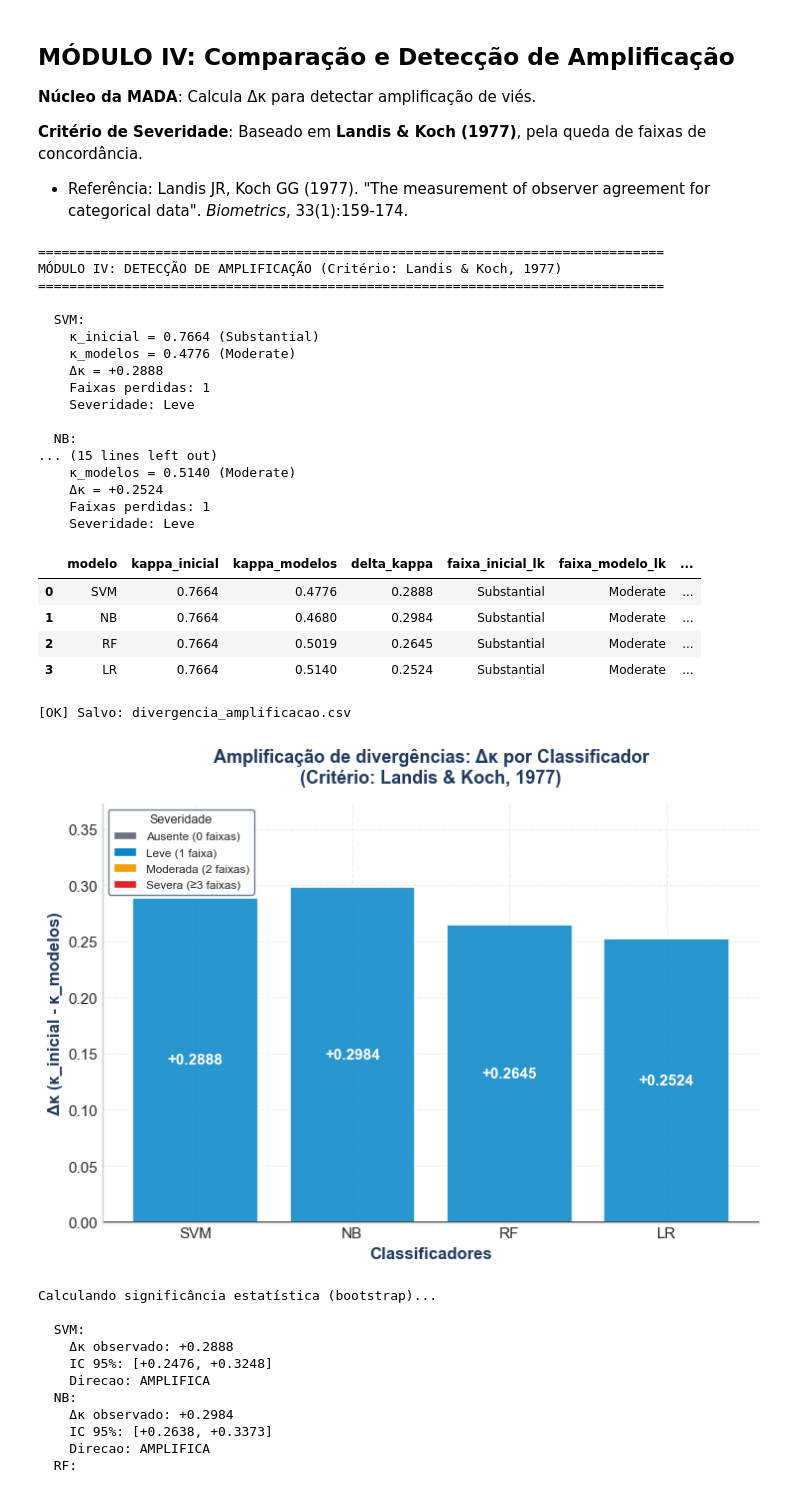
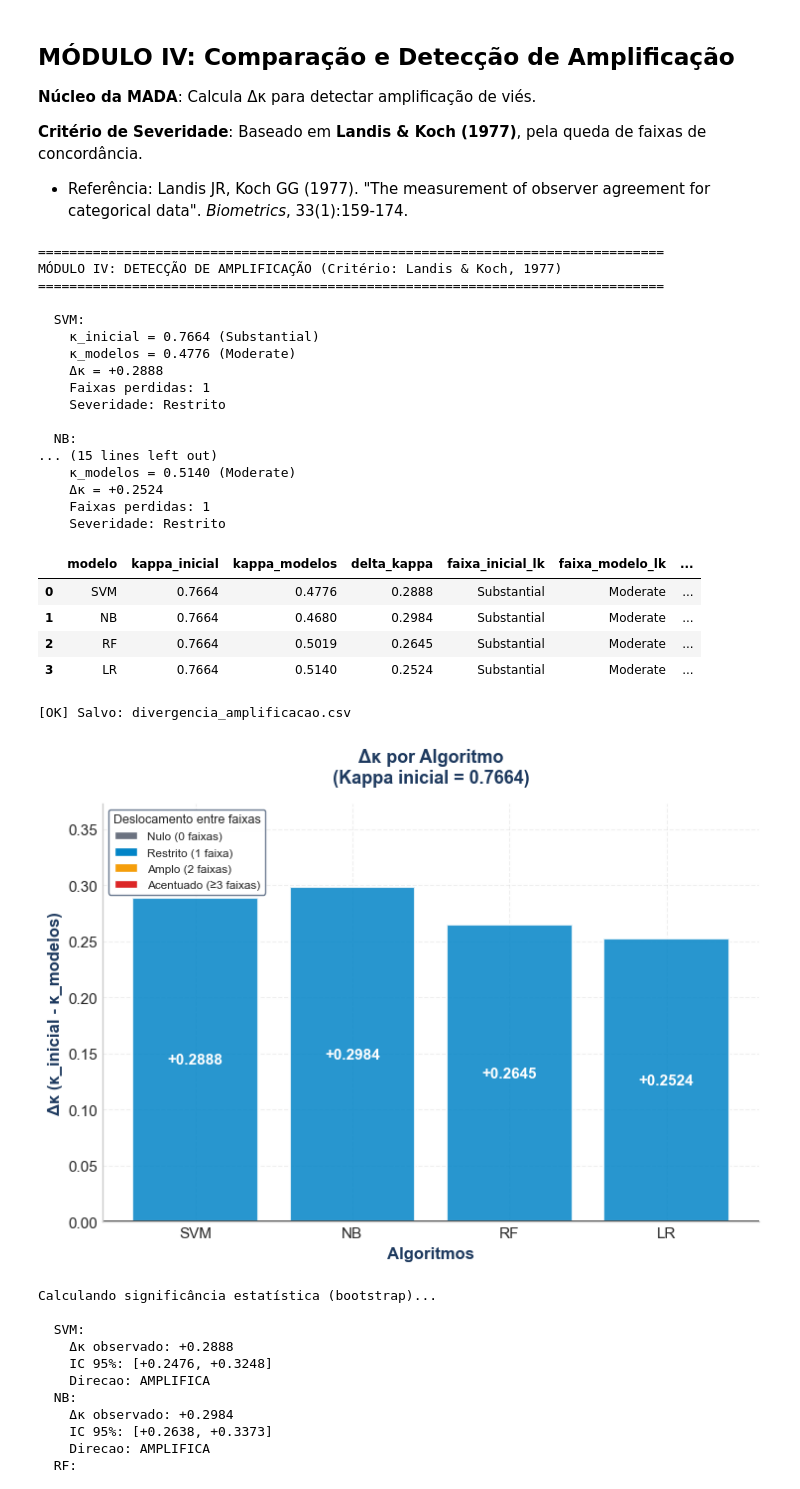
Before and after one commit to alexfeitosa72/MIVA, a Jupyter notebook: fase2_dados_empiricos.ipynb, the cells around one changed output. Saved outputs shown, nothing was run; the diff lists cells and outputs as text; code cells hidden in the pictures.

```diff
--- a/fase2_dados_empiricos.ipynb
+++ b/fase2_dados_empiricos.ipynb
@@ -311,7 +311,7 @@ print(f"\n[OK] Baseline salvo: {output_file}")
 [OK] Baseline salvo: data\resultados_empiricos\metricas_consistencia_baseline.csv
 # %%
 # Visualização: Distribuição de classes (Estilo Nature)
-fig, axes = plt.subplots(1, 2, figsize=(7, 5))
+fig, axes = plt.subplots(1, 2, figsize=(10, 4), sharey=True)
 
 # Cores semânticas para classes de sentimento
 cores_classes = [COR_NEGATIVA, COR_NEUTRA, COR_POSITIVA]
@@ -737,8 +737,8 @@ def classificar_severidade_por_queda_de_faixas(kappa_inicial, kappa_modelos):
 
     faixas_perdidas = max(0, LK_RANK.get(faixa_inicial, 0) - LK_RANK.get(faixa_modelo, 0))
 
-    SEVERIDADE = {0: "Ausente", 1: "Leve", 2: "Moderada"}
-    severidade = SEVERIDADE.get(faixas_perdidas, "Severa")
+    SEVERIDADE = {0: "Nulo", 1: "Restrito", 2: "Amplo"}
+    severidade = SEVERIDADE.get(faixas_perdidas, "Acentuado")
 
     return severidade, faixas_perdidas, faixa_inicial, faixa_modelo
 
@@ -782,14 +782,14 @@ MÓDULO IV: DETECÇÃO DE AMPLIFICAÇÃO (Critério: Landis & Koch, 1977)
     κ_modelos = 0.4776 (Moderate)
     Δκ = +0.2888
     Faixas perdidas: 1
-    Severidade: Leve
+    Severidade: Restrito
 
   NB:
 ... (15 lines left out)
     κ_modelos = 0.5140 (Moderate)
     Δκ = +0.2524
     Faixas perdidas: 1
-    Severidade: Leve
+    Severidade: Restrito
 |  | modelo | kappa_inicial | kappa_modelos | delta_kappa | faixa_inicial_lk | faixa_modelo_lk | ... |
 | 0 | SVM | 0.7664 | 0.4776 | 0.2888 | Substantial | Moderate | ... |
 | 1 | NB | 0.7664 | 0.4680 | 0.2984 | Substantial | Moderate | ... |
@@ -806,10 +806,10 @@ print("\n[OK] Salvo: divergencia_amplificacao.csv")
 fig, ax = plt.subplots(figsize=(7.5, 5.5))
 
 SEV_COLORS = {
-    'Ausente': '#6B7280',
-    'Leve': '#0284C7',
-    'Moderada': '#F59E0B',
-    'Severa': '#DC2626'
+    'Nulo': '#6B7280',
+    'Restrito': '#0284C7',
+    'Amplo': '#F59E0B',
+    'Acentuado': '#DC2626'
 }
 
 cores = [SEV_COLORS.get(sev, '#6B7280') for sev in df_divergencia['severidade']]
@@ -819,43 +819,43 @@ bars = ax.bar(df_divergencia['modelo'], df_divergencia['delta_kappa'],
 
 ax.axhline(y=0, color='black', linestyle='-', linewidth=1.2)
 
-ax.set_xlabel('Classificadores', fontsize=12, fontweight='bold', color=NATURE_ACCENT)
+ax.set_xlabel('Algoritmos', fontsize=12, fontweight='bold', color=NATURE_ACCENT)
 ax.set_ylabel('Δκ (κ_inicial - κ_modelos)', fontsize=12, fontweight='bold', color=NATURE_ACCENT)
-ax.set_title('Amplificação de divergências: Δκ por Classificador\n(Critério: Landis & Koch, 1977)',
+ax.set_title('Δκ por Algoritmo\n(Kappa inicial = {:.4f})'.format(kappa_inicial),
              fontsize=13, fontweight='bold', color=NATURE_ACCENT, pad=15)
 ax.grid(axis='y', alpha=0.3)
 
 max_delta = df_divergencia['delta_kappa'].max()
 margin = abs(max_delta) * 0.25
 ax.set_ylim(0, max(max_delta + margin, 0.20))
 
 for bar in bars:
     height = bar.get_height()
     if abs(height) > 0.03:
         ax.text(bar.get_x() + bar.get_width()/2., height / 2,
                 f'{height:+.4f}', ha='center', va='center',
                 fontsize=11, fontweight='bold', color='white')
     else:
         ax.text(bar.get_x() + bar.get_width()/2., height + 0.015,
                 f'{height:+.4f}', ha='center', va='bottom',
                 fontsize=11, fontweight='bold', color='black')
 
 legend_elements = [
-    Patch(facecolor=SEV_COLORS['Ausente'], edgecolor='white', label='Ausente (0 faixas)'),
-    Patch(facecolor=SEV_COLORS['Leve'], edgecolor='white', label='Leve (1 faixa)'),
-    Patch(facecolor=SEV_COLORS['Moderada'], edgecolor='white', label='Moderada (2 faixas)'),
-    Patch(facecolor=SEV_COLORS['Severa'], edgecolor='white', label='Severa (≥3 faixas)')
+    Patch(facecolor=SEV_COLORS['Nulo'], edgecolor='white', label='Nulo (0 faixas)'),
+    Patch(facecolor=SEV_COLORS['Restrito'], edgecolor='white', label='Restrito (1 faixa)'),
+    Patch(facecolor=SEV_COLORS['Amplo'], edgecolor='white', label='Amplo (2 faixas)'),
+    Patch(facecolor=SEV_COLORS['Acentuado'], edgecolor='white', label='Acentuado (≥3 faixas)')
 ]
 ax.legend(handles=legend_elements, loc='upper left', fontsize=8.5,
-          title='Severidade', title_fontsize=9,
+          title='Deslocamento entre faixas', title_fontsize=9,
           frameon=True, facecolor='white', edgecolor=NATURE_GRAY,
           framealpha=0.95, shadow=False)
 
 plt.tight_layout()
 plt.savefig(GRAFICOS_DIR / 'empi_amplificacao_delta_kappa.png', dpi=300, bbox_inches='tight')
 plt.show()
 # %% [output]
-[figure, old version]
+[figure, new version]
 # %%
 # Bootstrap para significância estatística
 print("\nCalculando significância estatística (bootstrap)...\n")
```
Also changed, not shown: parts of 5 cells of this notebook, 32 other files.
